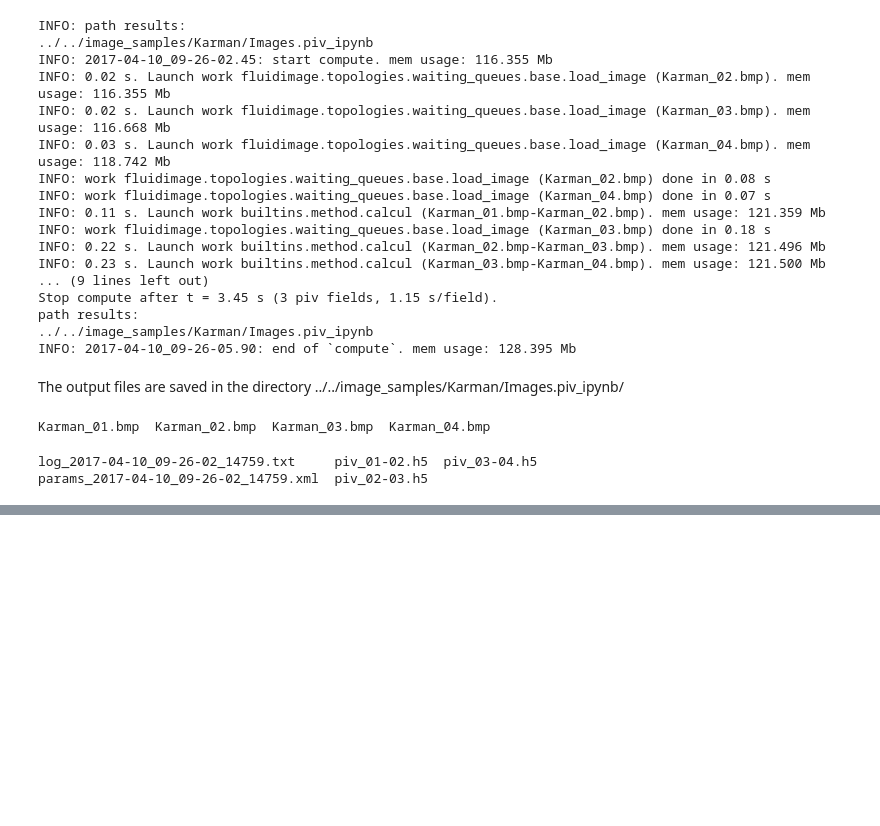
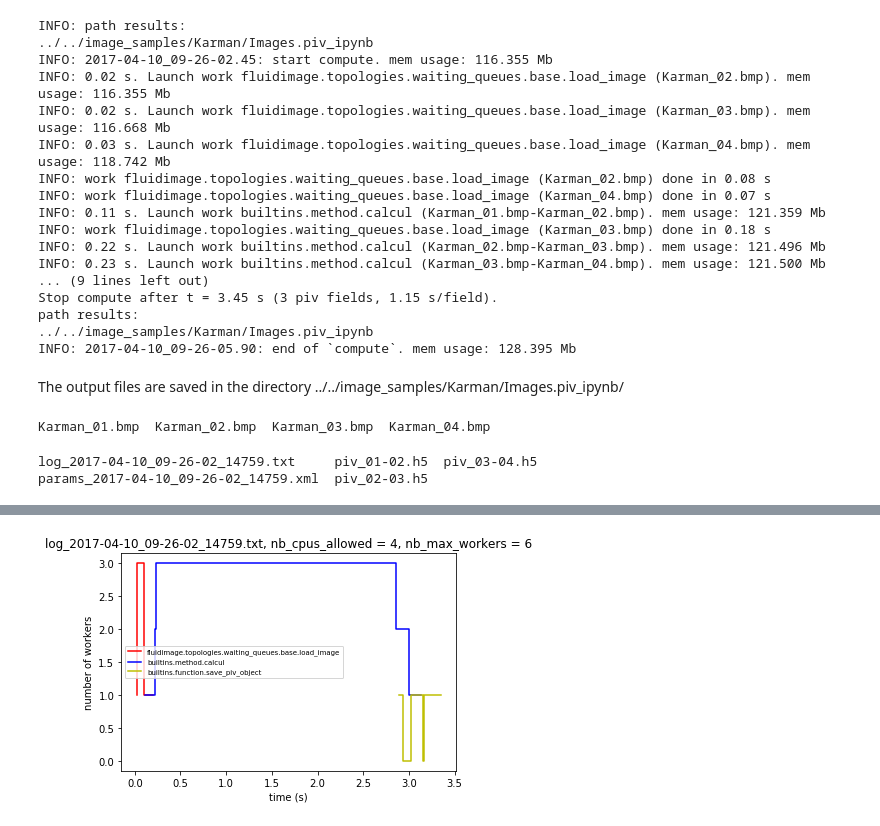
Before and after one commit to fluiddyn/fluidimage, a Jupyter notebook: doc/ipynb/tuto_piv.ipynb, the cells around one changed output, grey strips where cells are left out. Cells and saved outputs as stored; diff of their text form; code cells hidden in the pictures; blank space fills up the shorter version.

```diff
--- a/doc/ipynb/tuto_piv.ipynb
+++ b/doc/ipynb/tuto_piv.ipynb
@@ -110,0 +130,4 @@ params_2017-04-10_09-26-02_14759.xml  piv_02-03.h5
+# %%
+log.plot_nb_workers()
+# %% [output]
+[figure, added]
```
Also changed, not shown: parts of 4 cells of this notebook, 30 other files.
